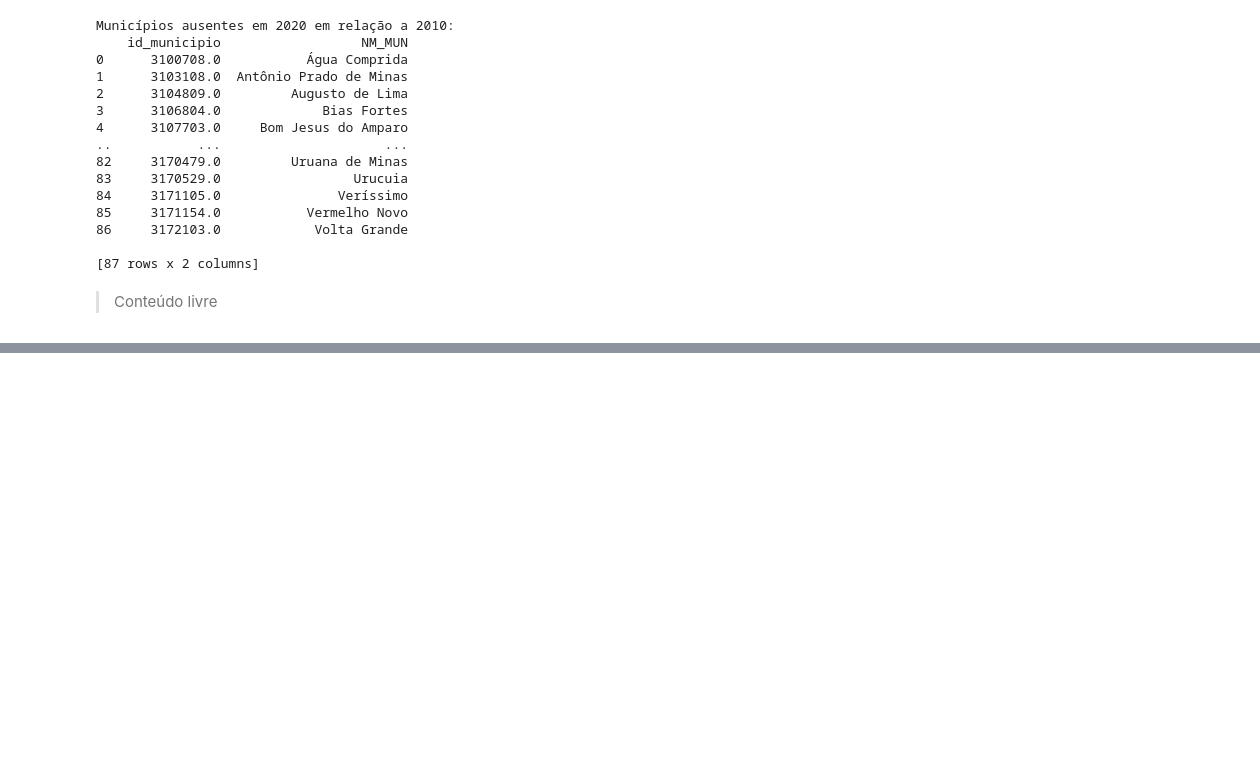
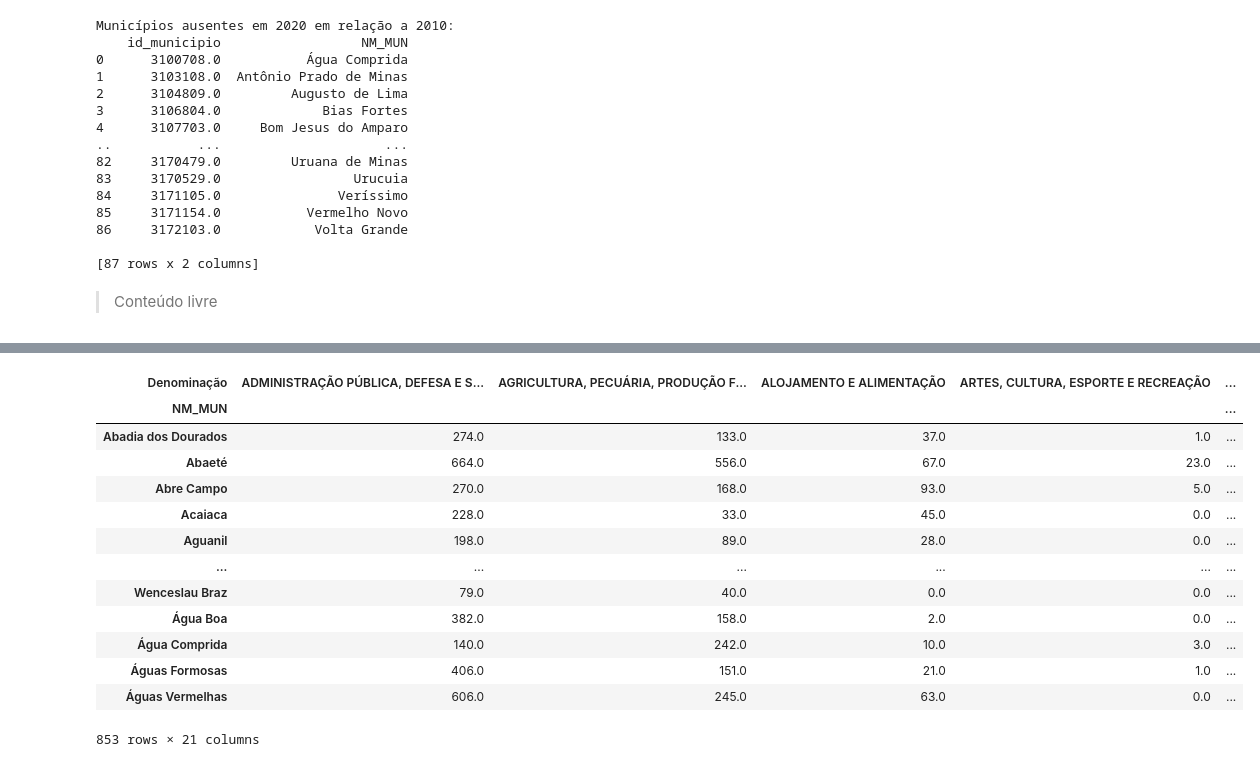
Before and after one commit to Leonardo-Dias-Up/Colab, a Jupyter notebook: DataViva_Atividade.ipynb, the cells around one changed output, grey strips where cells are left out. Drawn from its saved outputs; the diff is of its cells as text; code cells hidden in the pictures; blank space fills up the shorter version.

```diff
--- a/DataViva_Atividade.ipynb
+++ b/DataViva_Atividade.ipynb
@@ -665,0 +706,24 @@ df.to_excel('/content/drive/MyDrive/Colab Notebooks/DataViva/dataviva.xlsx')
+# %%
+# Criar a matriz de empregos por município e por CNAE
+matriz_empregos_2020 = df_reg_x_ind_2020.pivot_table(index='NM_MUN', columns='Denominação', values='num_emp', aggfunc='sum')
+
+# Preencher os valores ausentes (NaN) com 0
+matriz_empregos_2020 = matriz_empregos_2020.fillna(0)
+
+# Exibir a matriz de empregos
+matriz_empregos_2020
+# %% [output]
+| Denominação | ADMINISTRAÇÃO PÚBLICA, DEFESA E S... | AGRICULTURA, PECUÁRIA, PRODUÇÃO F... | ALOJAMENTO E ALIMENTAÇÃO | ARTES, CULTURA, ESPORTE E RECREAÇÃO | ... |
+| NM_MUN |  |  |  |  | ... |
+| Abadia dos Dourados | 274.0 | 133.0 | 37.0 | 1.0 | ... |
+| Abaeté | 664.0 | 556.0 | 67.0 | 23.0 | ... |
+| Abre Campo | 270.0 | 168.0 | 93.0 | 5.0 | ... |
+| Acaiaca | 228.0 | 33.0 | 45.0 | 0.0 | ... |
+| Aguanil | 198.0 | 89.0 | 28.0 | 0.0 | ... |
+| ... | ... | ... | ... | ... | ... |
+| Wenceslau Braz | 79.0 | 40.0 | 0.0 | 0.0 | ... |
+| Água Boa | 382.0 | 158.0 | 2.0 | 0.0 | ... |
+| Água Comprida | 140.0 | 242.0 | 10.0 | 3.0 | ... |
+| Águas Formosas | 406.0 | 151.0 | 21.0 | 1.0 | ... |
+| Águas Vermelhas | 606.0 | 245.0 | 63.0 | 0.0 | ... |
+853 rows × 21 columns
```
Also changed, not shown: parts of 5 cells of this notebook.
